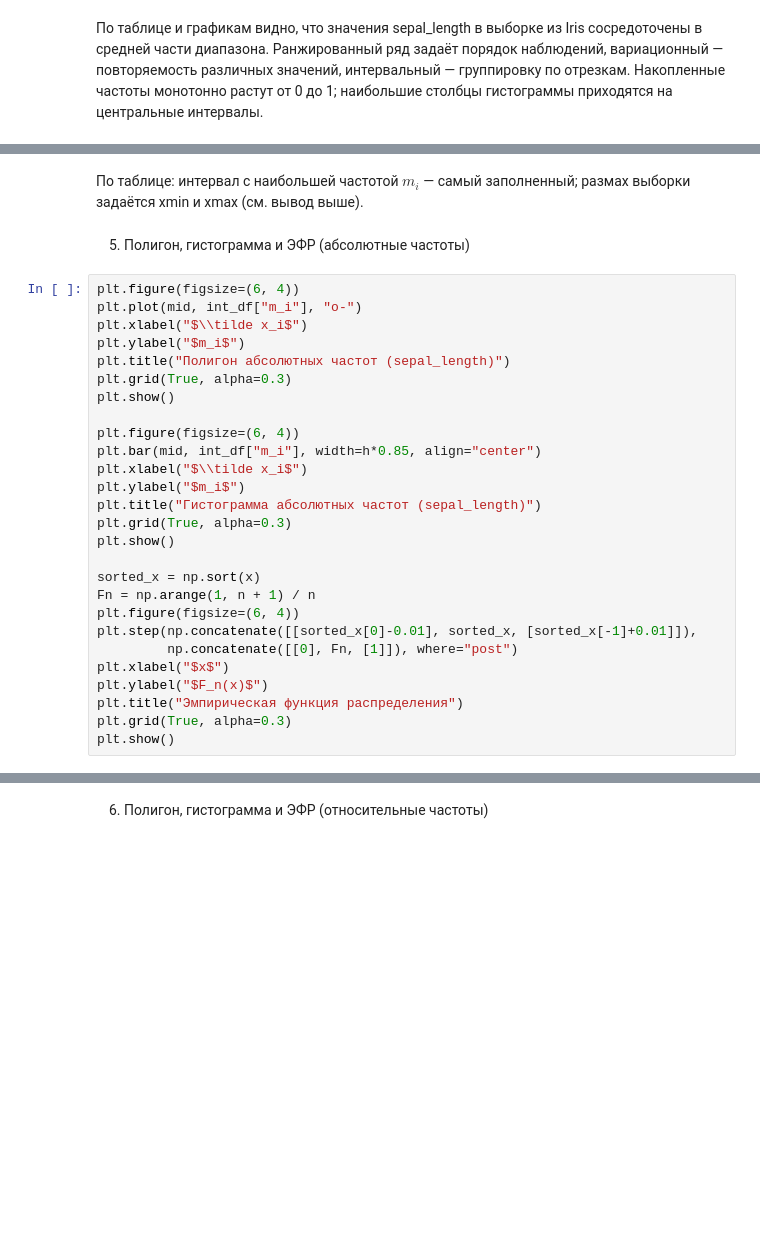
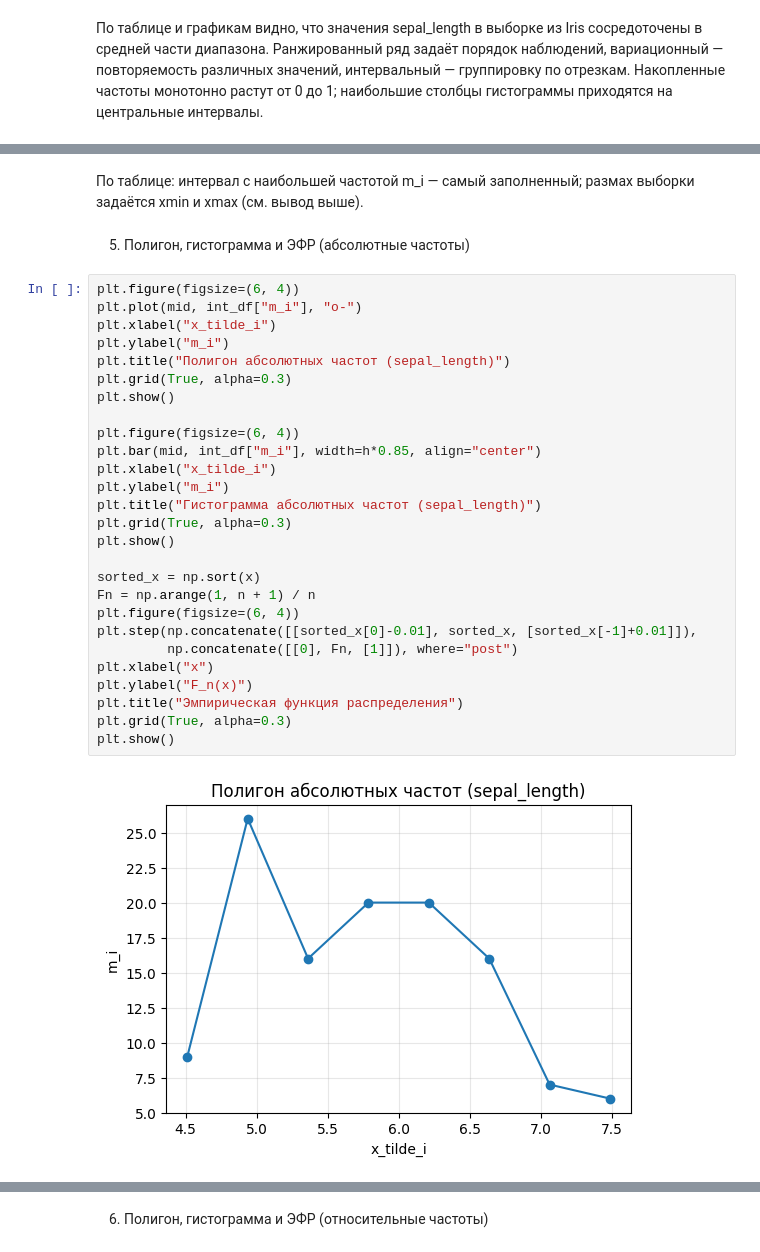
Before and after one commit to the-mvi/smedh-2026, a Jupyter notebook: 2381_Vankov_YS_Vakulenko_IY/task1.ipynb, the cells around one changed output, grey strips where cells are left out. Cells and saved outputs as stored; diff of their text form; blank space fills up the shorter version.

Commit message:
graphs

```diff
--- a/2381_Vankov_YS_Vakulenko_IY/task1.ipynb
+++ b/2381_Vankov_YS_Vakulenko_IY/task1.ipynb
@@ -145,31 +192,33 @@ k, h, xmin, xmax
 # %% [markdown]
-По таблице: интервал с наибольшей частотой $m_i$ — самый заполненный; размах выборки задаётся xmin и xmax (см. вывод выше).
+По таблице: интервал с наибольшей частотой m_i — самый заполненный; размах выборки задаётся xmin и xmax (см. вывод выше).
 # %% [markdown]
 5) Полигон, гистограмма и ЭФР (абсолютные частоты)
 # %%
 plt.figure(figsize=(6, 4))
 plt.plot(mid, int_df["m_i"], "o-")
-plt.xlabel("$\\tilde x_i$")
-plt.ylabel("$m_i$")
+plt.xlabel("x_tilde_i")
+plt.ylabel("m_i")
 plt.title("Полигон абсолютных частот (sepal_length)")
 plt.grid(True, alpha=0.3)
 plt.show()
 
 plt.figure(figsize=(6, 4))
 plt.bar(mid, int_df["m_i"], width=h*0.85, align="center")
-plt.xlabel("$\\tilde x_i$")
-plt.ylabel("$m_i$")
+plt.xlabel("x_tilde_i")
+plt.ylabel("m_i")
 plt.title("Гистограмма абсолютных частот (sepal_length)")
 plt.grid(True, alpha=0.3)
 plt.show()
 
 sorted_x = np.sort(x)
 Fn = np.arange(1, n + 1) / n
 plt.figure(figsize=(6, 4))
 plt.step(np.concatenate([[sorted_x[0]-0.01], sorted_x, [sorted_x[-1]+0.01]]),
          np.concatenate([[0], Fn, [1]]), where="post")
-plt.xlabel("$x$")
-plt.ylabel("$F_n(x)$")
+plt.xlabel("x")
+plt.ylabel("F_n(x)")
 plt.title("Эмпирическая функция распределения")
 plt.grid(True, alpha=0.3)
 plt.show()
+# %% [output]
+[figure, added]
```
Also changed, not shown: parts of 12 cells of this notebook.
